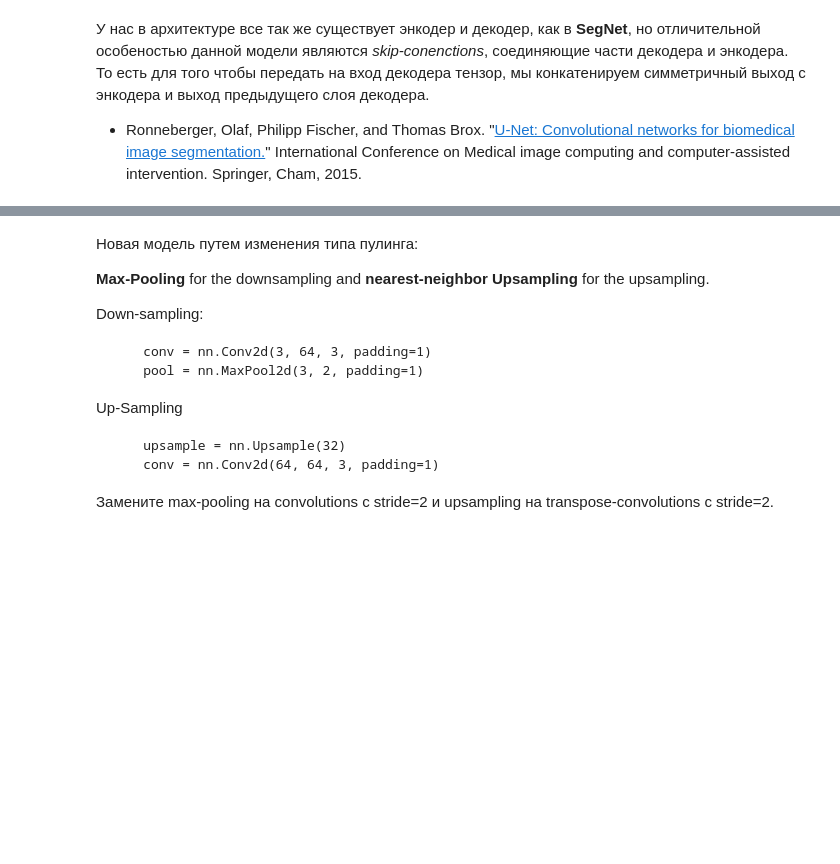
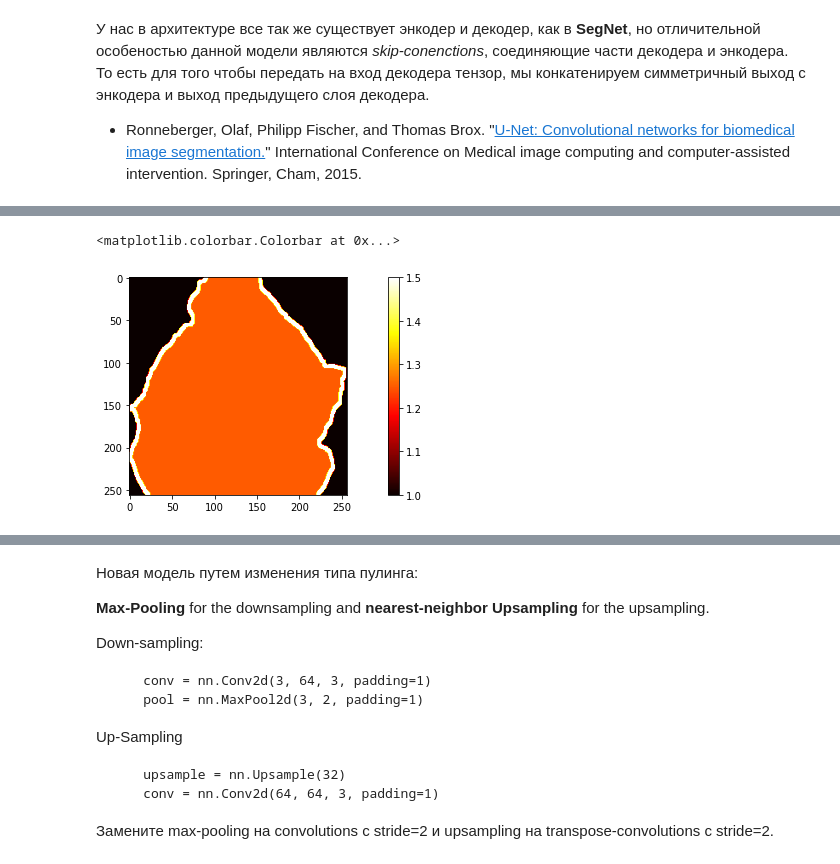
Before and after one commit to superAIyah/DL_MIPT, a Jupyter notebook: 8_Segmentation/[hw]semantic_segmentation.ipynb, the cells around one changed output, grey strips where cells are left out. Cells and saved outputs as stored; diff of their text form; code cells hidden in the pictures; blank space fills up the shorter version.

```diff
--- a/8_Segmentation/[hw]semantic_segmentation.ipynb
+++ b/8_Segmentation/[hw]semantic_segmentation.ipynb
@@ -691,0 +809,32 @@ unet_model = UNet().to(device)
+# %%
+def border(y):
+    y = torch.FloatTensor(y)
+    mask = torch.ones_like(y)
+    mask[y == 1] = 1.25
+    def on_border(y, i, j, k):
+        if y[i, 0, j, k] == 0:
+            fin = 1
+        else:
+            fin = 0
+        for j0 in range(j - 2, j + 3):
+            for k0 in range(k - 2, k + 3):
+                if j0 >= 0 and j0 < 256 and k0 >= 0 and k0 < 256 and y[i, 0, j0, k0] == fin:
+                    return True
+        return False
+    for i in range(mask.shape[0]):
+        for j in range(256):
+            for k in range(256):
+                if on_border(y, i, j, k):
+                    mask[i, 0, j, k] = 1.5
+
+    return mask
+# %%
+for x, y in data_tr:
+    break
+mask = border(y)
+# %%
+plt.imshow(mask[0][0], cmap='hot')
+plt.colorbar()
+# %% [output]
+<matplotlib.colorbar.Colorbar at 0x...>
+[figure, added]
```
Also changed, not shown: parts of 25 cells of this notebook.
